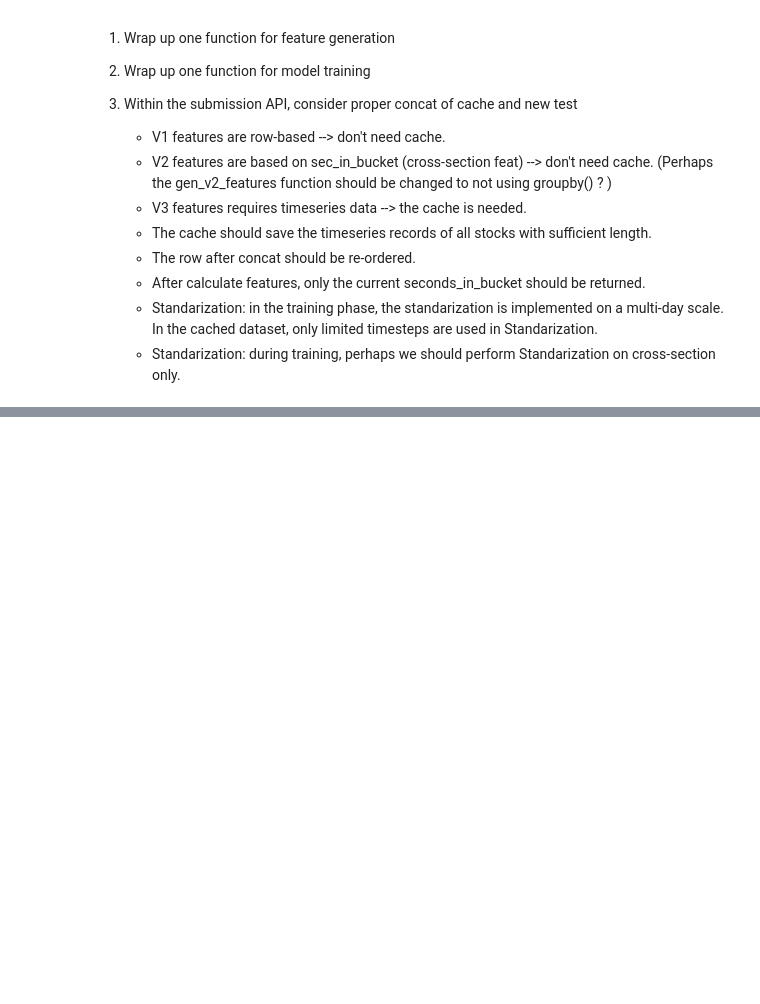
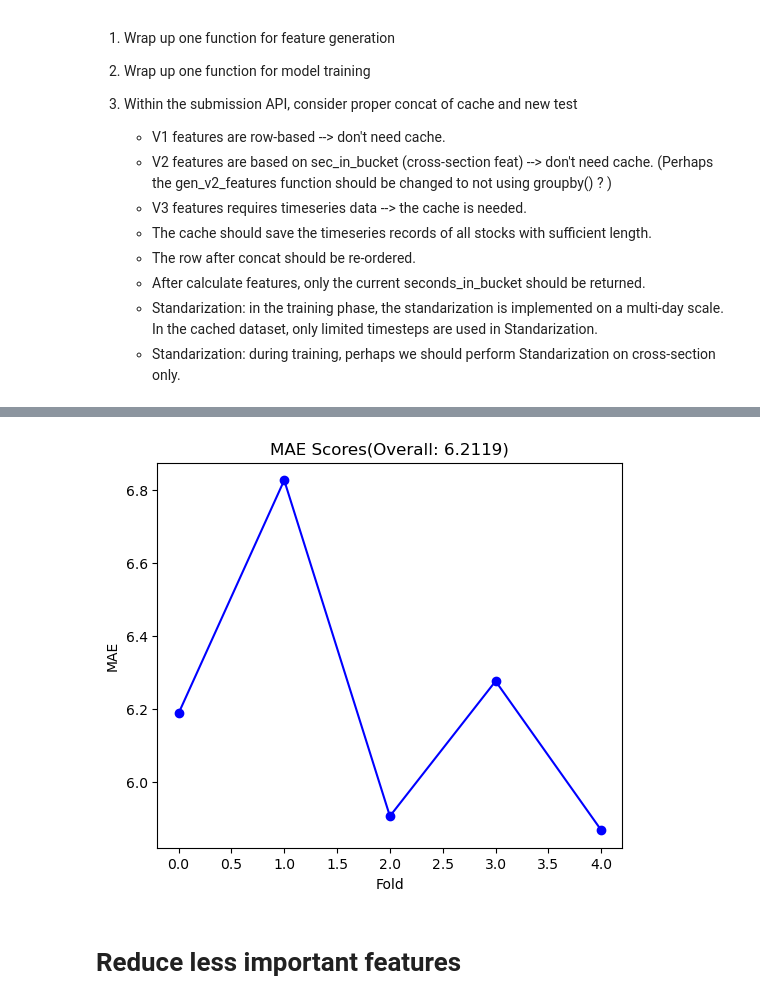
Before and after one commit to slidot41/kaggle_2023, a Jupyter notebook: notebooks/construct_features.ipynb, the cells around one changed output, grey strips where cells are left out. Saved outputs shown, nothing was run; the diff lists cells and outputs as text; code cells hidden in the pictures; blank space fills up the shorter version.

```diff
--- a/notebooks/construct_features.ipynb
+++ b/notebooks/construct_features.ipynb
@@ -100,5 +14,0 @@ less_important
-# %%
-feature_cols = [col for col in feature_cols if col not in less_important['Feature'].values]
-category_cols = [col for col in category_cols if col not in less_important['Feature'].values]
-
-print(len(feature_cols))
@@ -444,0 +183,27 @@ plt.show()
+# %%
+# set lgb parameters
+lgb_params = {
+    'boosting_type': 'gbdt',
+    'learning_rate': 0.015, #0.009,#0.018,
+    'max_depth': 12,#9,
+    'n_estimators': 800,#600,
+    'num_leaves': 1024,#440,
+    'objective': 'mae',
+    'random_state': 42,
+    'reg_alpha': 0.01,
+    'reg_lambda': 0.01,
+    'early_stopping_rounds': 50,
+    'num_threads': 24,
+    'importance_type': 'gain',
+    'verbose': -1,
+    }
+
+imp_cv_results = train_and_cross_validate(
+    df,
+    feature_cols,
+    category_cols,
+    lgb_params,
+    model_name = "lgb_v1v2",
+    save_dir = "../data",
+    scaler_file="../data/lgb_v1v2_scaler.pkl",
+    n_splits=5)
@@ -444,0 +228,14 @@ plt.show()
+# %%
+# plot mae scores
+plt.figure(figsize=(6, 5))
+
+mae_scores = imp_cv_results[1]
+
+plt.plot(mae_scores, marker='o', color='blue', label='MAE')
+plt.title(f'MAE Scores(Overall: {np.mean(mae_scores):.4f})')
+plt.xlabel('Fold')
+plt.ylabel('MAE')
+
+plt.show()
+# %% [output]
+[figure, added]
@@ -444,0 +318,2 @@ plt.show()
+# %% [markdown]
+# Reduce less important features
```
Also changed, not shown: parts of 38 cells of this notebook, 5 other files.
